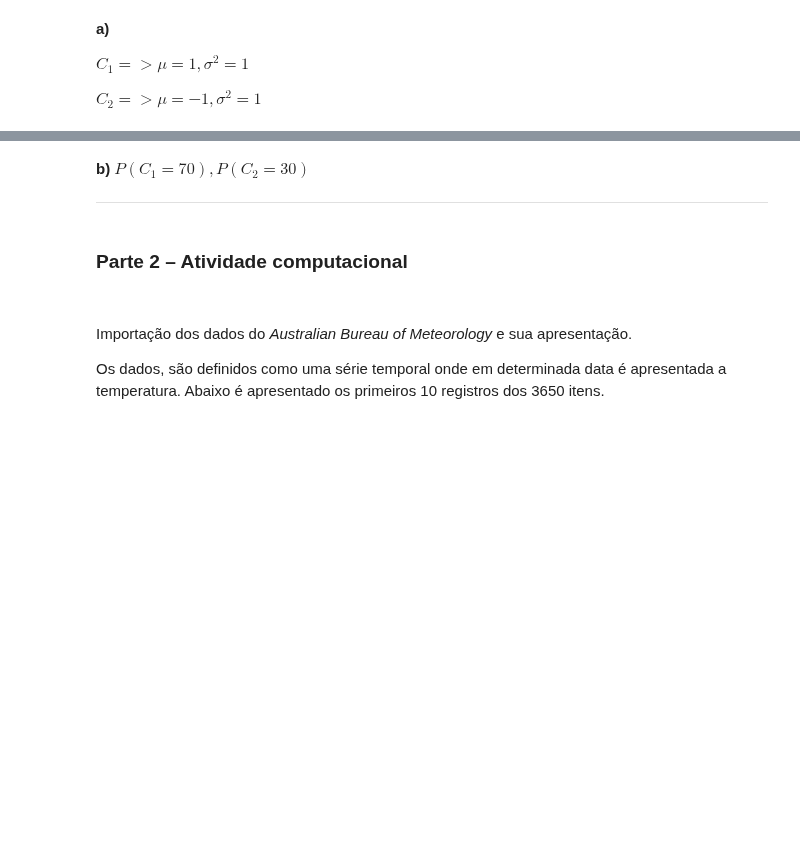
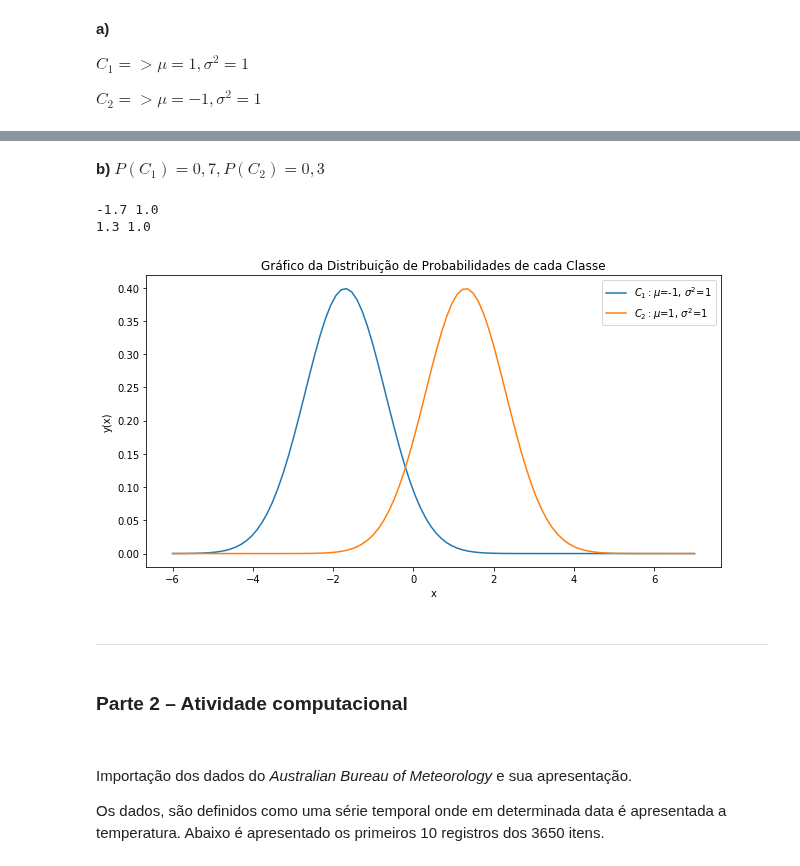
Before and after one commit to rdenadai/ia006c, a Jupyter notebook: notebooks/EFC01.ipynb, the cells around one changed output, grey strips where cells are left out. Drawn from its saved outputs; the diff is of its cells as text; code cells hidden in the pictures; blank space fills up the shorter version.

```diff
--- a/notebooks/EFC01.ipynb
+++ b/notebooks/EFC01.ipynb
@@ -298,8 +305,39 @@ Dessa maneira, pode-se concluir que (conforma apresentado pelo gráfico também)
 # %% [markdown]
-**b)** $P(C_1 = 70), P(C_2 = 30)$
-
-
----
+**b)** $P(C_1) = 0,7, P(C_2) = 0,3$
+# %%
+N = 100
+space = np.linspace(-6, 7, N)
+m1 = -1 + (-1 * 0.7)
+m2 = 1 + (1 * 0.3)
+s1 = np.sqrt(1)# + (np.sqrt(1) * 0.7)
+s2 = np.sqrt(1)# - (np.sqrt(1) * 0.3)
+
+print(m1, s1)
+print(m2, s2)
+
+px1 = norm(m1, s1)
+px2 = norm(m2, s2)
+# px3 = norm(-1, np.sqrt(1))
+# px4 = norm(1, np.sqrt(1))
+
+fig = plt.figure(1, figsize=(17, 5))
+plt.subplot(121)
+plt.title('Gráfico da Distribuição de Probabilidades de cada Classe')
+plt.xlabel('x')
+plt.ylabel('y(x)')
+plt.plot(space, px1.pdf(space), color='C0', markersize=3, label='$C_1 : \mu$=-1, $\sigma^2$=1')
+plt.plot(space, px2.pdf(space), color='C1', markersize=3, label='$C_2 : \mu$=1, $\sigma^2$=1')
+# plt.plot(space, px3.pdf(space), color='C2', markersize=3, label='$C_3 : \mu$=-1, $\sigma^2$=1')
+# plt.plot(space, px4.pdf(space), color='C3', markersize=3, label='$C_4 : \mu$=1, $\sigma^2$=1')
+plt.legend()
+plt.tight_layout()
+plt.show()
+# %% [output]
+-1.7 1.0
+1.3 1.0
+[figure, added]
+# %% [markdown]
+---
 # %% [markdown]
 ### Parte 2 – Atividade computacional
 
```
Also changed, not shown: parts of 2 cells of this notebook.
